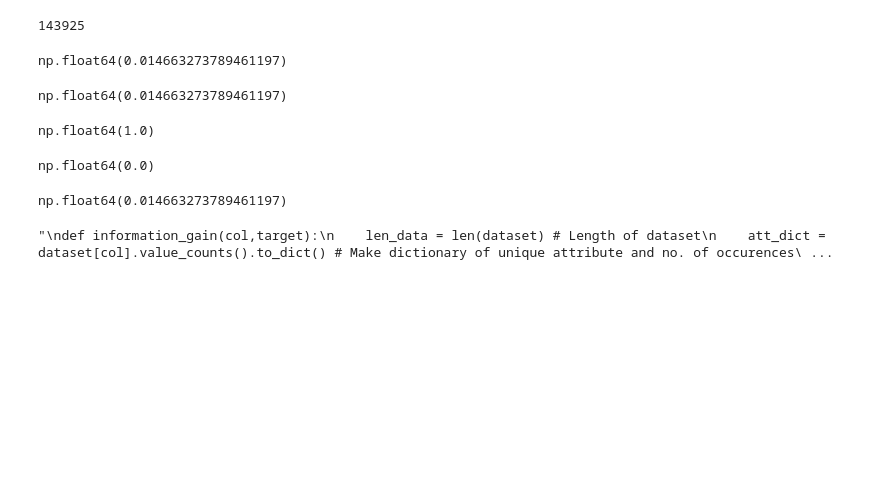
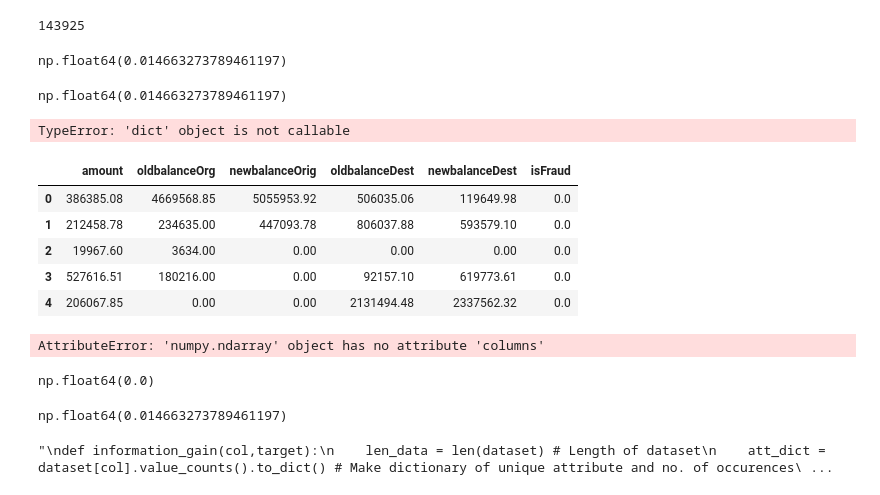
Before and after one commit to KabeerSekhri/decision_tree_task, a Jupyter notebook: notebooks/data_exploration.ipynb, the cells around one changed output. Cells and saved outputs as stored; diff of their text form; code cells hidden in the pictures; blank space fills up the shorter version.

Commit message:
decision tree working, maybe?

```diff
--- a/notebooks/data_exploration.ipynb
+++ b/notebooks/data_exploration.ipynb
@@ -272,28 +272,55 @@ def get_best_split(data, pot_splits):
                 best_val = v
 
     return best_col, best_val
+
+potential_splits = potential_splits(dataset)
+get_best_split(dataset,potential_splits)
+# %% [output]
+TypeError: 'dict' object is not callable
 # %%
 dataset[dataset.columns[-1]].unique()[1]
+dataset.head()
 # %% [output]
-np.float64(1.0)
+|  | amount | oldbalanceOrg | newbalanceOrig | oldbalanceDest | newbalanceDest | isFraud |
+| 0 | 386385.08 | 4669568.85 | 5055953.92 | 506035.06 | 119649.98 | 0.0 |
+| 1 | 212458.78 | 234635.00 | 447093.78 | 806037.88 | 593579.10 | 0.0 |
+| 2 | 19967.60 | 3634.00 | 0.00 | 0.00 | 0.00 | 0.0 |
+| 3 | 527616.51 | 180216.00 | 0.00 | 92157.10 | 619773.61 | 0.0 |
+| 4 | 206067.85 | 0.00 | 0.00 | 2131494.48 | 2337562.32 | 0.0 |
 # %%
-def decision_tree(df):
+def decision_tree(df, min_samples):
     if type(df) != type(df.values): # To convert to np array
         data = df.values
     else:
         data = df
 
-    target = dataset[dataset.columns[-1]]
-    if len(np.unique(target)) == 1:
+    depth = 0
+    target = data[data.columns[-1]]
+    if (len(np.unique(target)) == 1) or (len(data)<=min_samples):
         return target.unique()[0]
 
     else:
+        depth +=1
+        # Determining the child nodes
+        pot_splits = potential_splits(data)
+        split_col, split_val = get_best_split(data, pot_splits)
+        left_child, right_child = split_data(data, split_col, split_val)
 
-        potential_splits = potential_splits(dataset)
+        # Making the tree
+        cond = f"{split_col} <= {split_val}"
+        sub_tree = {cond: []} # Tree is in form of dictionary
 
-        split_col, split_val = get_best_split(dataset, potential_splits)
+        node_yes = decision_tree(left_child, min_samples)
+        node_no = decision_tree(right_child, min_samples)
 
-        left_child, right_child = split_data(dataset, split_col, split_val)
+        sub_tree[cond].append[node_yes]
+        sub_tree[cond].append[node_no]
+
+        return sub_tree
+
+decision_tree(dataset.head(),100)
+# %% [output]
+AttributeError: 'numpy.ndarray' object has no attribute 'columns'
 # %%
 # Entropy calculation for an attribute in a column
 '''
```
Also changed, not shown: parts of 1 cell of this notebook.
